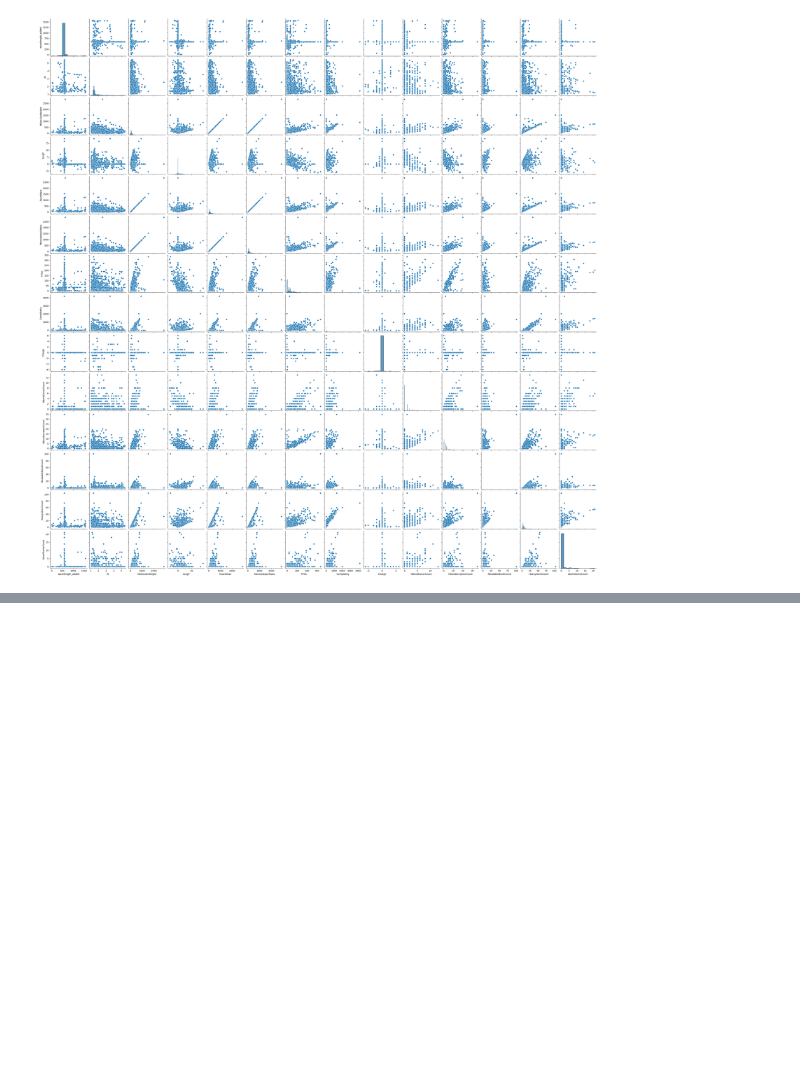
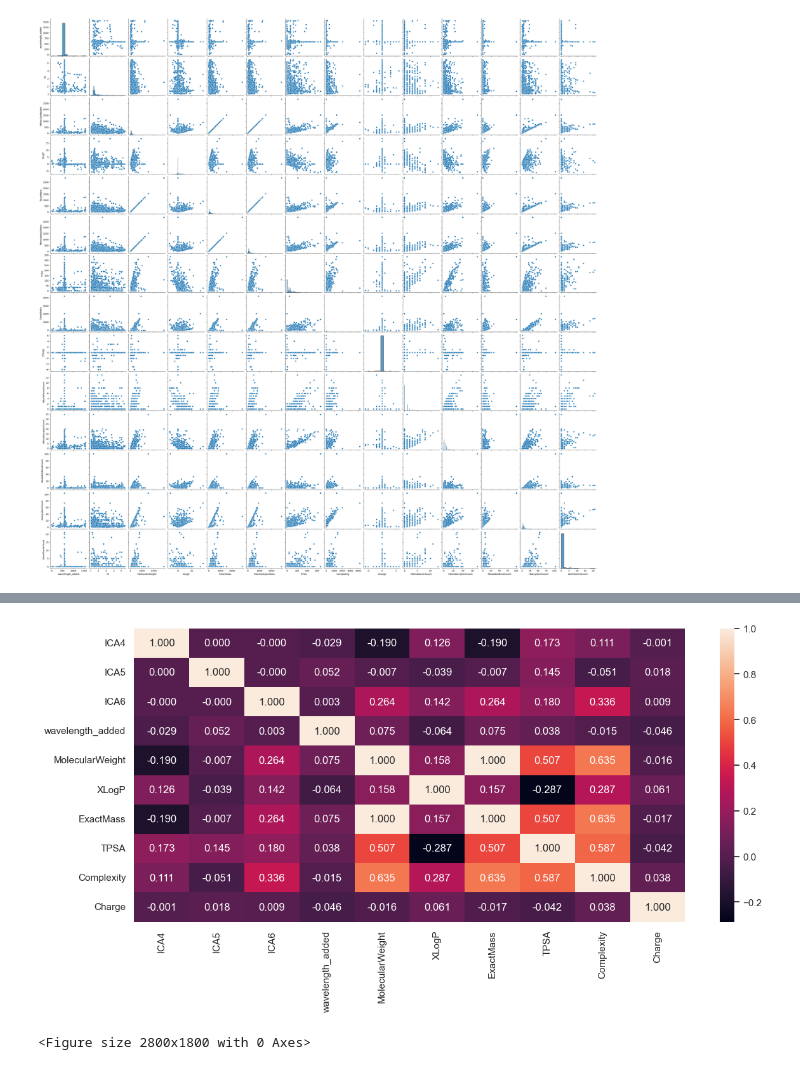
Before and after one commit to m19eremeeva/Course_tasks, a Jupyter notebook: Task_2/Visualization and Statistics .ipynb, the cells around one changed output, grey strips where cells are left out. Cells and saved outputs as stored; diff of their text form; code cells hidden in the pictures; blank space fills up the shorter version.

```diff
--- a/Task_2/Visualization and Statistics .ipynb
+++ b/Task_2/Visualization and Statistics .ipynb
@@ -159,0 +308,5 @@ IndexError: index 1 is out of bounds for axis 1 with size 1
+# %%
+#Combine the original data (X_pubchem) and first three PCs
+df_ica = pd.DataFrame(data = ICA_x, columns = [f'ICA{i}' for i in range(1,21)])
+df_col = pd.concat([df_ica[['ICA4', 'ICA5', 'ICA6']], pd.DataFrame(X[['wavelength_added','MolecularWeight', 'XLogP', 'ExactMass', 'TPSA', 'Complexity', 'Charge']], columns=X[['wavelength_added','MolecularWeight', 'XLogP', 'ExactMass', 'TPSA', 'Complexity', 'Charge']].columns)], axis=1)
+df_col
@@ -159,0 +327,12 @@ IndexError: index 1 is out of bounds for axis 1 with size 1
+# %%
+#Compute the correlations between the original data and PCs
+corMatrix = pd.DataFrame.corr(df_col)
+
+#Plot the results
+sns.set(rc={'figure.figsize':(14,6)})
+sns.heatmap(corMatrix, annot=True, fmt='.3f')
+plt.figure(figsize=(28,18))
+plt.show()
+# %% [output]
+[figure, added]
+<Figure size 2800x1800 with 0 Axes>
```
Also changed, not shown: parts of 20 cells of this notebook.
